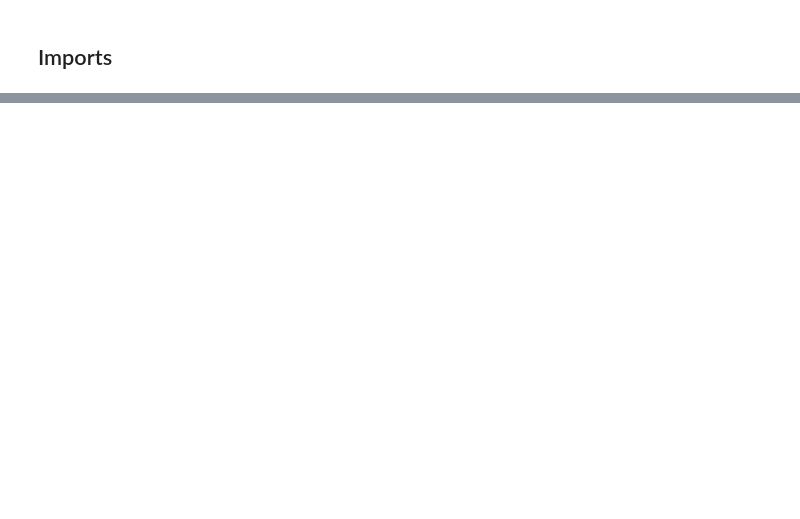
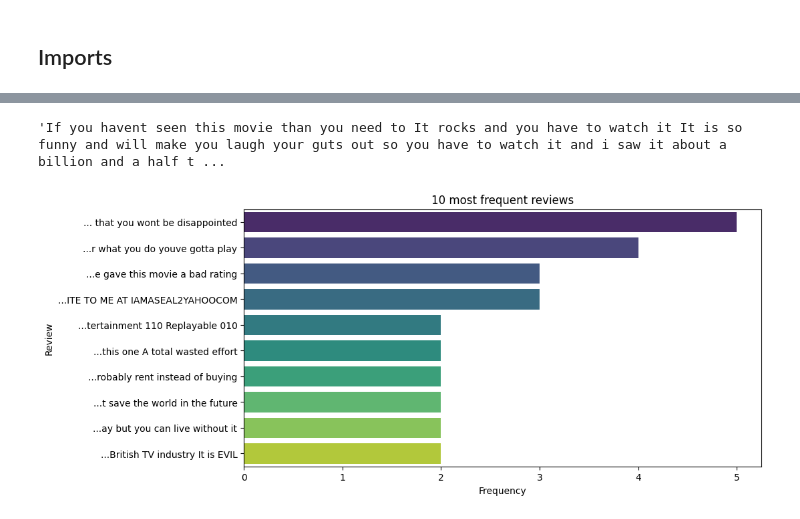
Before and after one commit to EgorBodrov/ods-nlp, a Jupyter notebook: experiments/EDA.ipynb, the cells around one changed output, grey strips where cells are left out. Drawn from its saved outputs; the diff is of its cells as text; code cells hidden in the pictures; blank space fills up the shorter version.

```diff
--- a/experiments/EDA.ipynb
+++ b/experiments/EDA.ipynb
@@ -126,0 +127,17 @@ print(rcv1.data[0])
+# %%
+df.iloc[0]["text"]
+# %% [output]
+'If you havent seen this movie than you need to It rocks and you have to watch it It is so funny and will make you laugh your guts out so you have to watch it and i saw it about a billion and a half t ...
+# %%
+texts = df["text"]
+top_q = texts.value_counts().head(10)
+
+plt.figure(figsize=(10, 5))
+sns.barplot(x=top_q.values, y=["..."+ x[-30:] for x in top_q.index], palette='viridis')
+plt.title("10 most frequent reviews")
+plt.xlabel("Frequency")
+plt.ylabel("Review")
+plt.savefig("most_frequent_reviews.png")
+plt.show()
+# %% [output]
+[figure, added]
```
Also changed, not shown: parts of 37 cells of this notebook.
